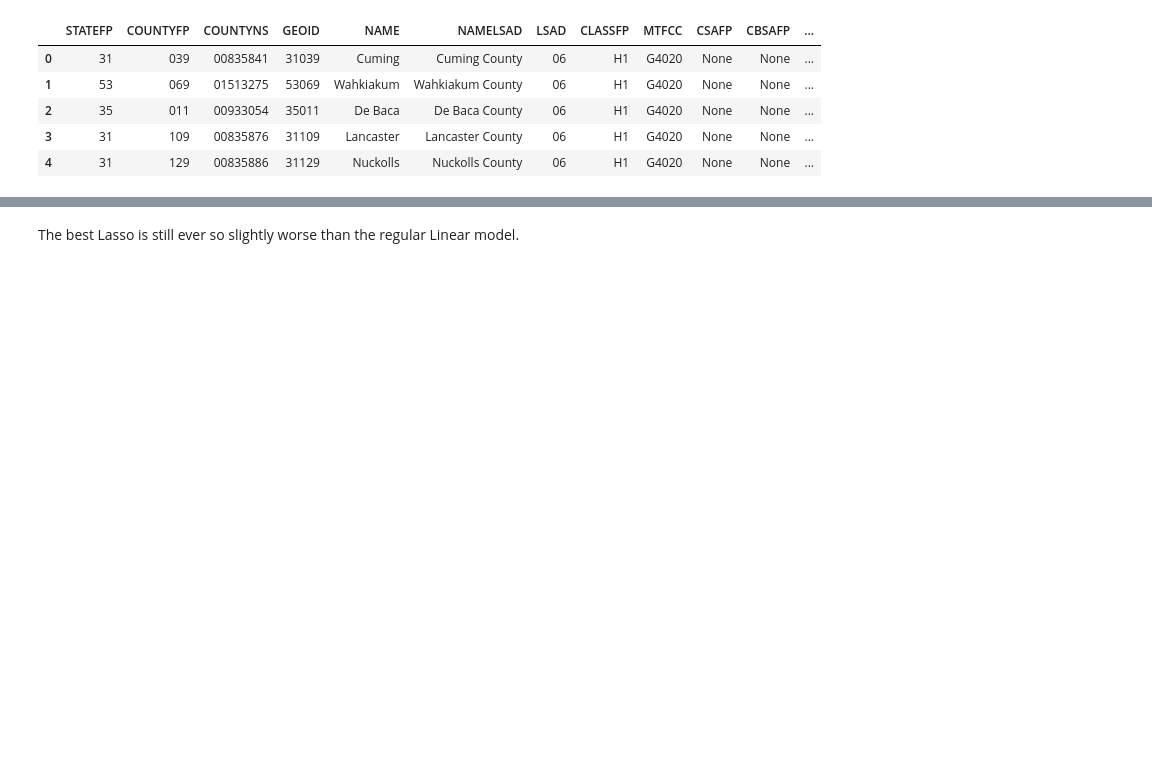
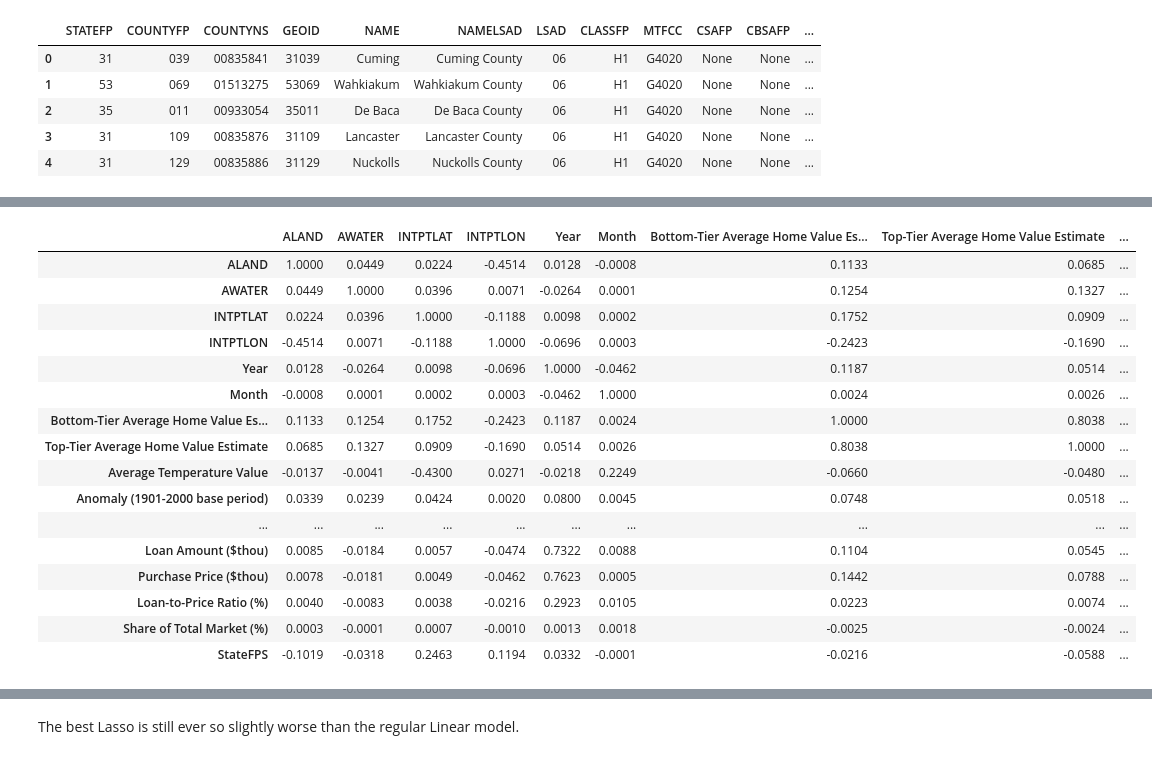
Before and after one commit to MLFP-90803-SP24-FinalProjects/Team17-FinalProject, a Jupyter notebook: Q1_Regression_Analysis.ipynb, the cells around one changed output, grey strips where cells are left out. Cells and saved outputs as stored; diff of their text form; code cells hidden in the pictures; blank space fills up the shorter version.

```diff
--- a/Q1_Regression_Analysis.ipynb
+++ b/Q1_Regression_Analysis.ipynb
@@ -744,0 +110,22 @@ For the selected features from the linear regression, the best R2 value we see i
+# %%
+data.drop(columns=['RegionName', 'State', 'StateAbbrv', \
+                       'STATEFP', 'COUNTYFP', 'COUNTYNS', 'GEOID', 'NAME', 'NAMELSAD', 'LSAD',\
+                       'CLASSFP', 'MTFCC', 'CSAFP', 'CBSAFP', 'METDIVFP', 'FUNCSTAT','geometry']).corr()
+# %% [output]
+|  | ALAND | AWATER | INTPTLAT | INTPTLON | Year | Month | Bottom-Tier Average Home Value Es... | Top-Tier Average Home Value Estimate | ... |
+| ALAND | 1.0000 | 0.0449 | 0.0224 | -0.4514 | 0.0128 | -0.0008 | 0.1133 | 0.0685 | ... |
+| AWATER | 0.0449 | 1.0000 | 0.0396 | 0.0071 | -0.0264 | 0.0001 | 0.1254 | 0.1327 | ... |
+| INTPTLAT | 0.0224 | 0.0396 | 1.0000 | -0.1188 | 0.0098 | 0.0002 | 0.1752 | 0.0909 | ... |
+| INTPTLON | -0.4514 | 0.0071 | -0.1188 | 1.0000 | -0.0696 | 0.0003 | -0.2423 | -0.1690 | ... |
+| Year | 0.0128 | -0.0264 | 0.0098 | -0.0696 | 1.0000 | -0.0462 | 0.1187 | 0.0514 | ... |
+| Month | -0.0008 | 0.0001 | 0.0002 | 0.0003 | -0.0462 | 1.0000 | 0.0024 | 0.0026 | ... |
+| Bottom-Tier Average Home Value Es... | 0.1133 | 0.1254 | 0.1752 | -0.2423 | 0.1187 | 0.0024 | 1.0000 | 0.8038 | ... |
+| Top-Tier Average Home Value Estimate | 0.0685 | 0.1327 | 0.0909 | -0.1690 | 0.0514 | 0.0026 | 0.8038 | 1.0000 | ... |
+| Average Temperature Value | -0.0137 | -0.0041 | -0.4300 | 0.0271 | -0.0218 | 0.2249 | -0.0660 | -0.0480 | ... |
+| Anomaly (1901-2000 base period) | 0.0339 | 0.0239 | 0.0424 | 0.0020 | 0.0800 | 0.0045 | 0.0748 | 0.0518 | ... |
+| ... | ... | ... | ... | ... | ... | ... | ... | ... | ... |
+| Loan Amount ($thou) | 0.0085 | -0.0184 | 0.0057 | -0.0474 | 0.7322 | 0.0088 | 0.1104 | 0.0545 | ... |
+| Purchase Price ($thou) | 0.0078 | -0.0181 | 0.0049 | -0.0462 | 0.7623 | 0.0005 | 0.1442 | 0.0788 | ... |
+| Loan-to-Price Ratio (%) | 0.0040 | -0.0083 | 0.0038 | -0.0216 | 0.2923 | 0.0105 | 0.0223 | 0.0074 | ... |
+| Share of Total Market (%) | 0.0003 | -0.0001 | 0.0007 | -0.0010 | 0.0013 | 0.0018 | -0.0025 | -0.0024 | ... |
+| StateFPS | -0.1019 | -0.0318 | 0.2463 | 0.1194 | 0.0332 | -0.0001 | -0.0216 | -0.0588 | ... |
```
Also changed, not shown: parts of 129 cells of this notebook.
